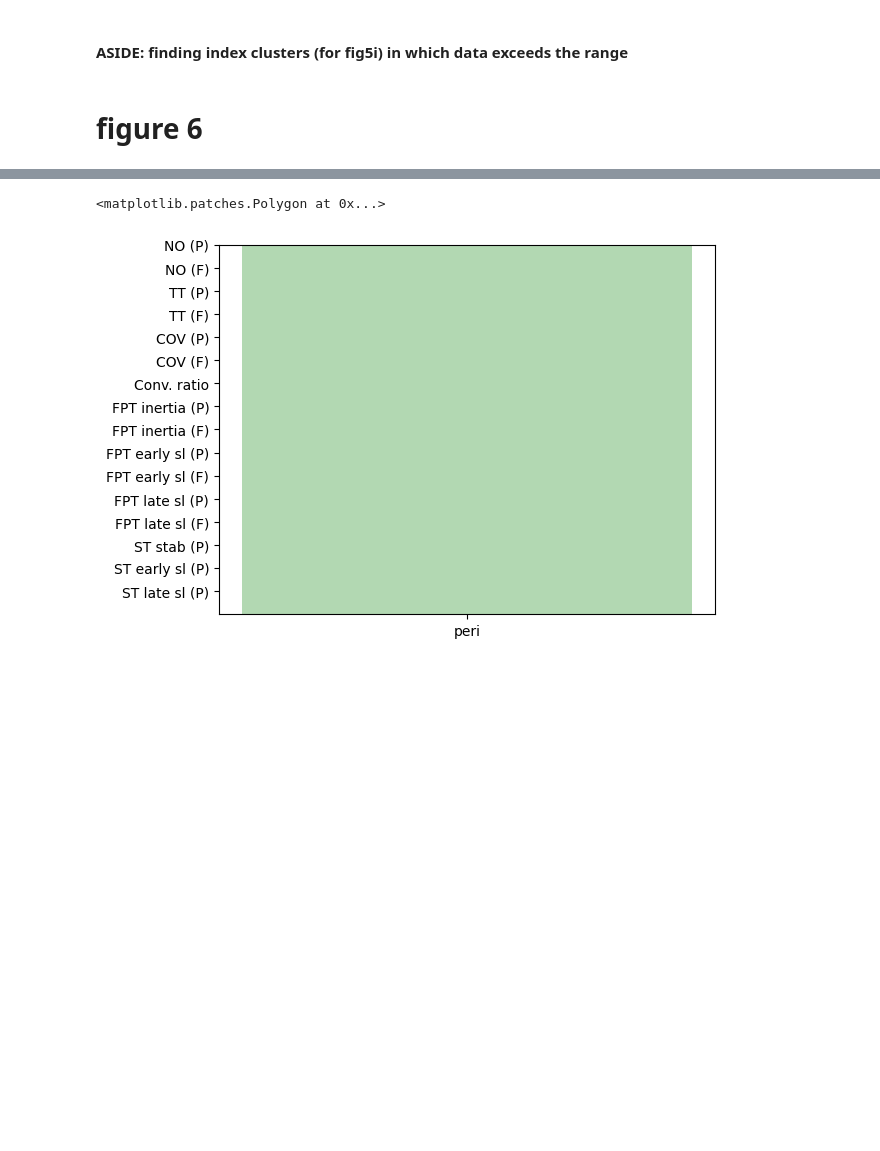
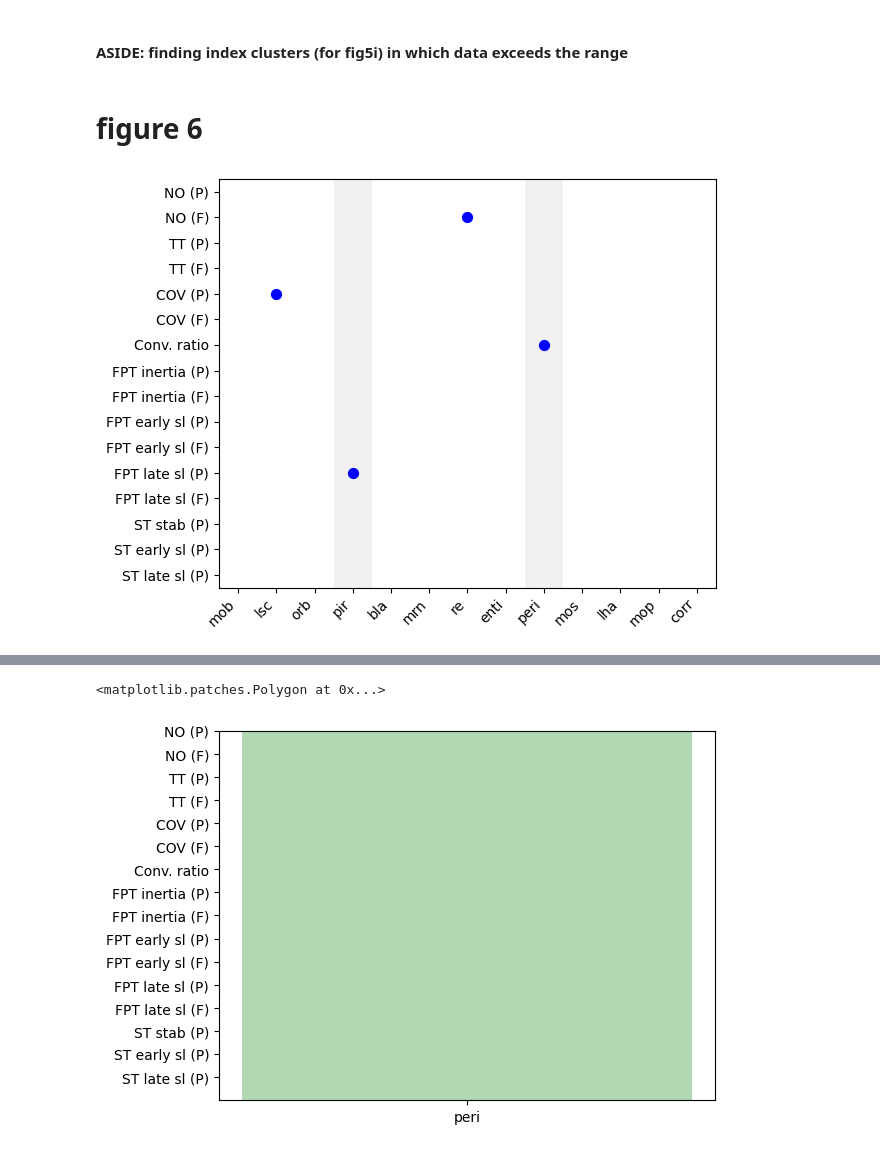
Before and after one commit to csndl-iitd/srg-tes-epilepsy-models, a Jupyter notebook: analysis/notebooks/Analyse fig_March_26.ipynb, the cells around one changed output, grey strips where cells are left out. Saved outputs shown, nothing was run; the diff lists cells and outputs as text; code cells hidden in the pictures; blank space fills up the shorter version.

Commit message:
fig 5 update ticks

```diff
--- a/analysis/notebooks/Analyse fig_March_26.ipynb
+++ b/analysis/notebooks/Analyse fig_March_26.ipynb
@@ -1656,6 +1750,45 @@ rich_club_node = [214, 1, 215, 2, 249, 36, 137, 350]
 rich_club_node_name = ["mop", "mos", "peri", "lha"]
 imp_nodes = [36, 249, 53, 266, 23, 236, 113, 326, 64, 277, 43, 256]
 imp_name = ["peri", "enti", "orb", "re", "bla", "pir"]
+# %%
+fig, ax = plt.subplots()
+
+# Set up ticks and labels
+ax.set_xticks(list(range(1,14)))
+ax.set_xticklabels(["mob","lsc","orb","pir","bla","mrn","re","enti",
+                    "peri","mos","lha","mop","corr"], rotation=45, ha='right')
+
+ax.set_yticks(list(range(1,17)))
+ax.set_yticklabels(['ST late sl (P)','ST early sl (P)','ST stab (P)',
+                    'FPT late sl (F)','FPT late sl (P)',
+                    'FPT early sl (F)','FPT early sl (P)',
+                    'FPT inertia (F)','FPT inertia (P)',
+                    'Conv. ratio','COV (F)','COV (P)','TT (F)',
+                    'TT (P)','NO (F)','NO (P)'])
+
+# Example: shade columns 4 and 9 (pir and peri)
+for col in [4, 9]:
+    ax.axvspan(col-0.5, col+0.5, facecolor='lightgrey', alpha=0.3)
+
+# Example matrix values: list of (row, col, marker)
+matrix_points = [
+    (5, 4, 'o'),   # filled dot at row 5, col 4
+    (10, 9, 'o'),  # filled dot at row 10, col 9
+    (12, 2, 'o'),  # filled dot at row 12, col 2
+    (15, 7, 'o'),  # filled dot at row 15, col 7
+]
+
+# Plot dots (filled or hollow)
+for r, c, marker in matrix_points:
+    ax.scatter(c, r, s=50, facecolors='none' if marker=='hollow' else 'blue',
+               edgecolors='blue')
+
+ax.set_xlim(0.5, 13.5)
+ax.set_ylim(0.5, 16.5)
+plt.tight_layout()
+plt.show()
+# %% [output]
+[figure, added]
 # %%
 fig, ax = plt.subplots()
 ax.set_xticks(list(range(1,14)))
```
Also changed, not shown: parts of 4 cells of this notebook.
